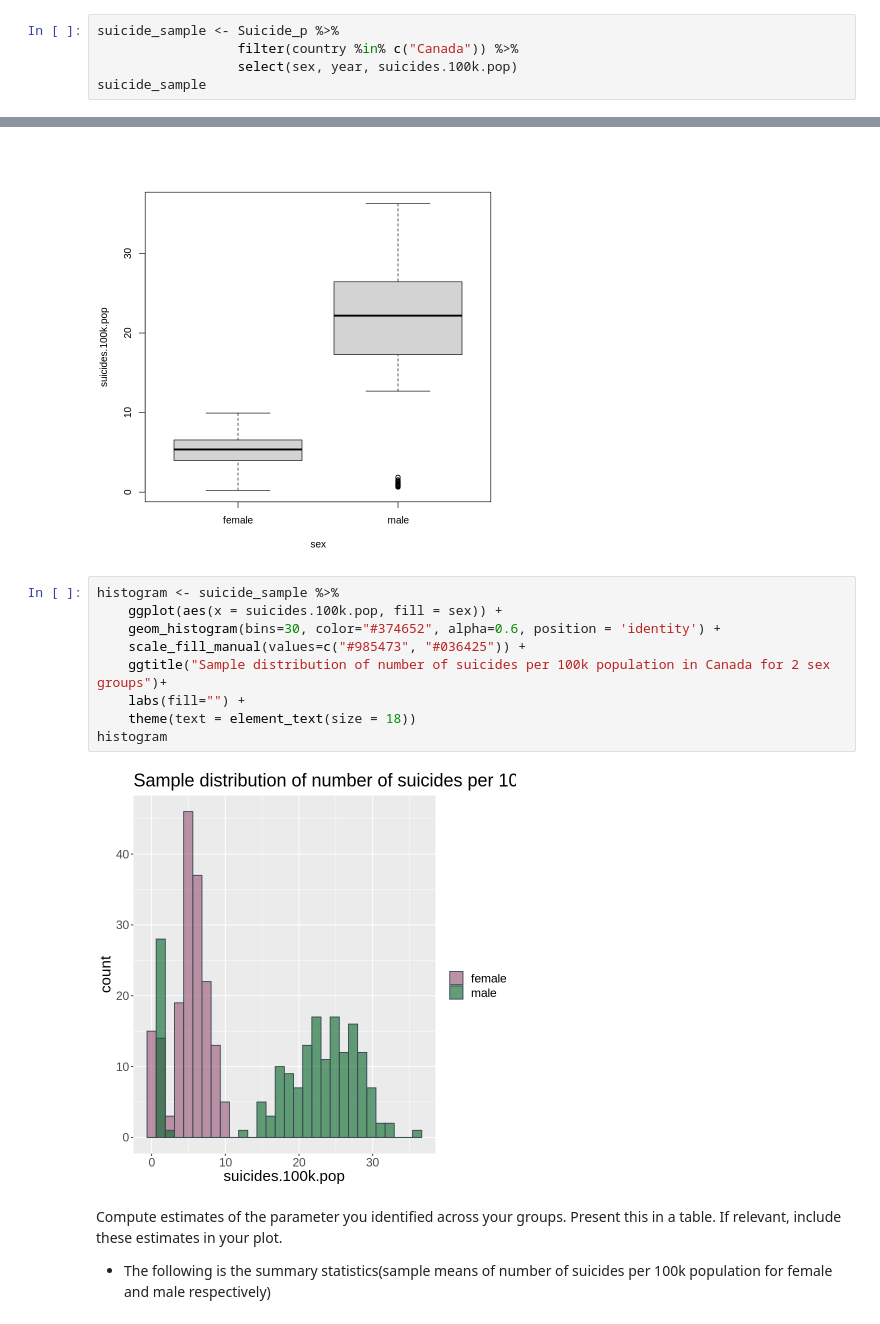
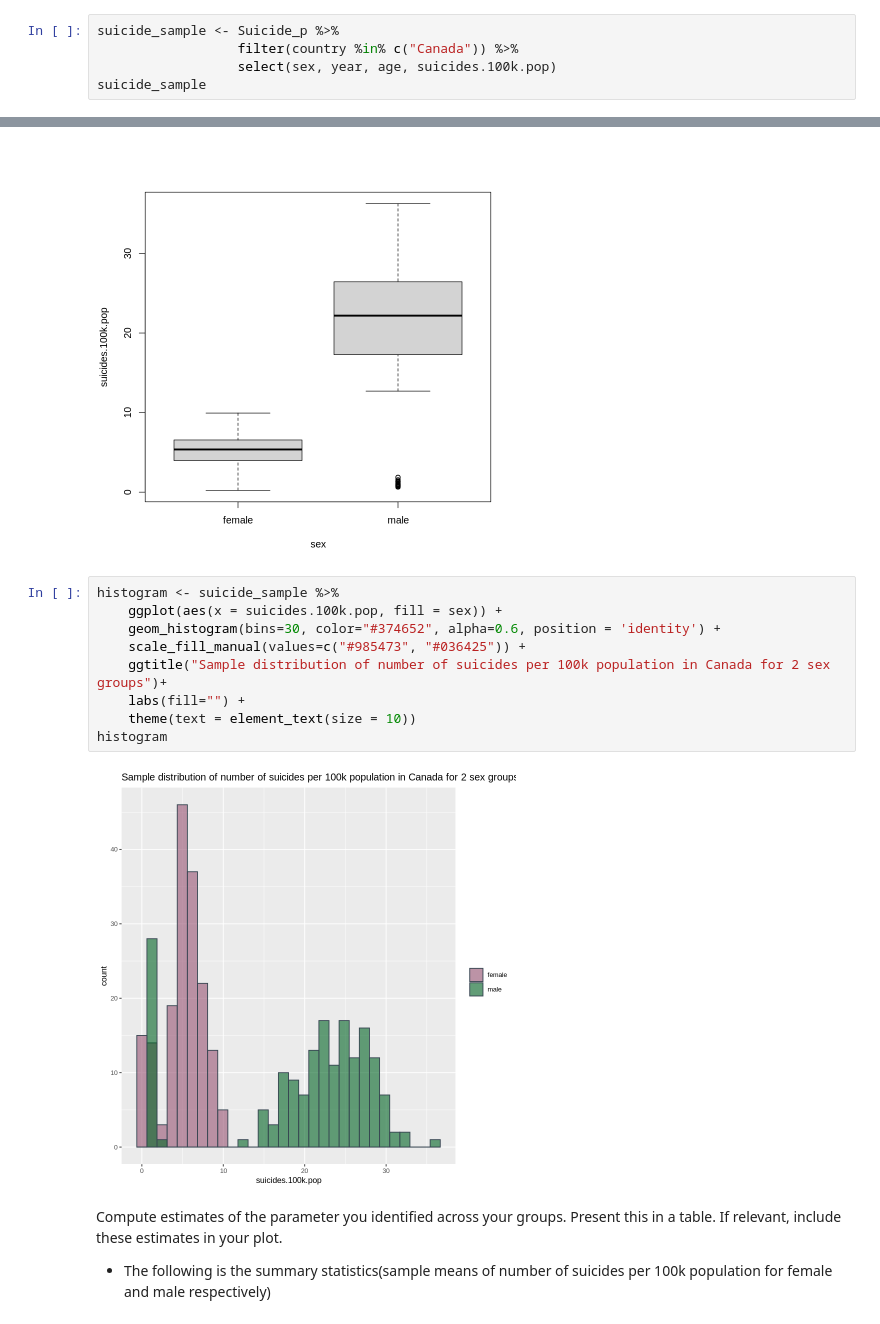
Before and after one commit to agoel25/stat_201_group_11, a Jupyter notebook: Proposal.ipynb, the cells around one changed output, grey strips where cells are left out. Saved outputs shown, nothing was run; the diff lists cells and outputs as text.

```diff
--- a/Proposal.ipynb
+++ b/Proposal.ipynb
@@ -42,6 +60,6 @@ Clean and wrangle the data into a tidy format.
 # %%
 suicide_sample <- Suicide_p %>%
                   filter(country %in% c("Canada")) %>%
-                  select(sex, year, suicides.100k.pop)
+                  select(sex, year, age, suicides.100k.pop)
 suicide_sample
 # %% [output]
@@ -67,14 +85,14 @@ boxplot(suicides.100k.pop ~ sex, data = suicide_sample)
 # %%
 histogram <- suicide_sample %>%
     ggplot(aes(x = suicides.100k.pop, fill = sex)) +
     geom_histogram(bins=30, color="#374652", alpha=0.6, position = 'identity') +
     scale_fill_manual(values=c("#985473", "#036425")) +
     ggtitle("Sample distribution of number of suicides per 100k population in Canada for 2 sex groups")+
     labs(fill="") +
-    theme(text = element_text(size = 18))
+    theme(text = element_text(size = 10))
 histogram
 # %% [output]
-[figure, old version]
+[figure, new version]
 # %% [markdown]
 Compute estimates of the parameter you identified across your groups. Present this in a table. If relevant, include these estimates in your plot.
 - The following is the summary statistics(sample means of number of suicides per 100k population for female and male respectively)
```
Also changed, not shown: parts of 2 cells of this notebook.
